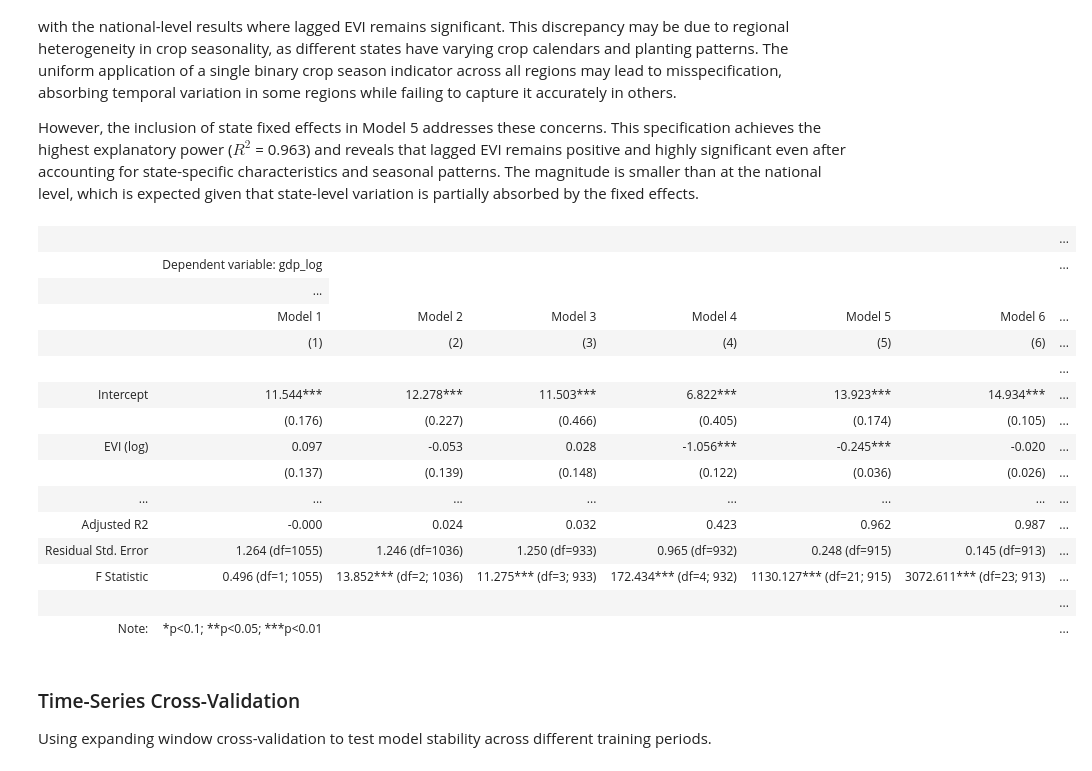
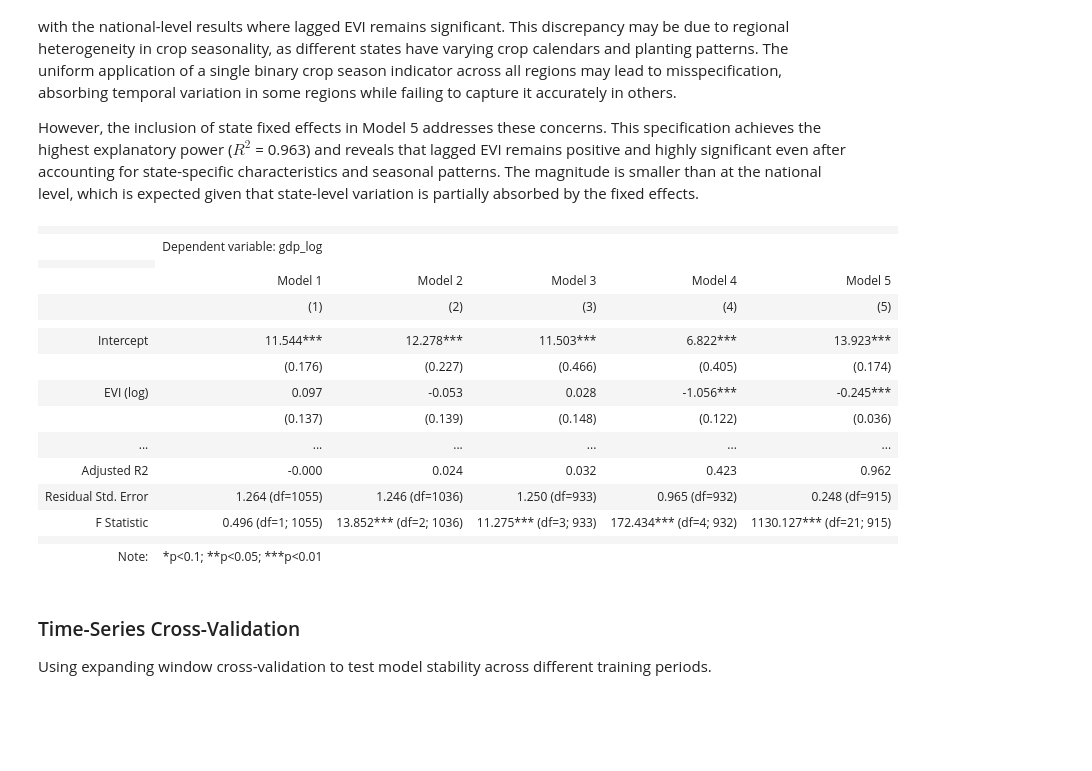
Before and after one commit to datapartnership/myanmar-economic-monitor, a Jupyter notebook: notebooks/vegetation-conditions/evi-report.ipynb, the cells around one changed output. Cells and saved outputs as stored; diff of their text form; code cells hidden in the pictures; blank space fills up the shorter version.

```diff
--- a/notebooks/vegetation-conditions/evi-report.ipynb
+++ b/notebooks/vegetation-conditions/evi-report.ipynb
@@ -1445,51 +1425,51 @@ mod_5 = smf.ols(
     data=evi_indicators_adm1,
 ).fit()
 
-models = Stargazer([mod_1, mod_2, mod_3, mod_4, mod_5, mod_6])
+models = Stargazer([mod_1, mod_2, mod_3, mod_4, mod_5])
 models.custom_columns(
     [
         "Model 1",
         "Model 2",
         "Model 3",
         "Model 4",
         "Model 5",
     ]
 )
 models.covariate_order(
     [
         "Intercept",
         "evi_log",
         "evi_lag_1_log",
         "is_crop_season[T.True]",
         "ntl_sum_log",
     ]
 )
 models.rename_covariates(
     {
         "evi_log": "EVI (log)",
         "evi_lag_1_log": "EVI 1 Quarter Ago (log)",
         "is_crop_season[T.True]": "Is Crop Season",
         "ntl_sum_log": "NTL Sum (log)",
     }
 )
 models
 # %% [output]
-|  |  |  |  |  |  |  | ... |
-|  | Dependent variable: gdp_log |  |  |  |  |  | ... |
-|  | ... |
-|  | Model 1 | Model 2 | Model 3 | Model 4 | Model 5 | Model 6 | ... |
-|  | (1) | (2) | (3) | (4) | (5) | (6) | ... |
-|  |  |  |  |  |  |  | ... |
-| Intercept | 11.544*** | 12.278*** | 11.503*** | 6.822*** | 13.923*** | 14.934*** | ... |
-|  | (0.176) | (0.227) | (0.466) | (0.405) | (0.174) | (0.105) | ... |
-| EVI (log) | 0.097 | -0.053 | 0.028 | -1.056*** | -0.245*** | -0.020 | ... |
-|  | (0.137) | (0.139) | (0.148) | (0.122) | (0.036) | (0.026) | ... |
-| ... | ... | ... | ... | ... | ... | ... | ... |
-| Adjusted R2 | -0.000 | 0.024 | 0.032 | 0.423 | 0.962 | 0.987 | ... |
-| Residual Std. Error | 1.264 (df=1055) | 1.246 (df=1036) | 1.250 (df=933) | 0.965 (df=932) | 0.248 (df=915) | 0.145 (df=913) | ... |
-| F Statistic | 0.496 (df=1; 1055) | 13.852*** (df=2; 1036) | 11.275*** (df=3; 933) | 172.434*** (df=4; 932) | 1130.127*** (df=21; 915) | 3072.611*** (df=23; 913) | ... |
-|  |  |  |  |  |  |  | ... |
-| Note: | *p<0.1; **p<0.05; ***p<0.01 |  |  |  |  |  | ... |
+|  |  |  |  |  |  |
+|  | Dependent variable: gdp_log |  |  |  |  |
+|  |
+|  | Model 1 | Model 2 | Model 3 | Model 4 | Model 5 |
+|  | (1) | (2) | (3) | (4) | (5) |
+|  |  |  |  |  |  |
+| Intercept | 11.544*** | 12.278*** | 11.503*** | 6.822*** | 13.923*** |
+|  | (0.176) | (0.227) | (0.466) | (0.405) | (0.174) |
+| EVI (log) | 0.097 | -0.053 | 0.028 | -1.056*** | -0.245*** |
+|  | (0.137) | (0.139) | (0.148) | (0.122) | (0.036) |
+| ... | ... | ... | ... | ... | ... |
+| Adjusted R2 | -0.000 | 0.024 | 0.032 | 0.423 | 0.962 |
+| Residual Std. Error | 1.264 (df=1055) | 1.246 (df=1036) | 1.250 (df=933) | 0.965 (df=932) | 0.248 (df=915) |
+| F Statistic | 0.496 (df=1; 1055) | 13.852*** (df=2; 1036) | 11.275*** (df=3; 933) | 172.434*** (df=4; 932) | 1130.127*** (df=21; 915) |
+|  |  |  |  |  |  |
+| Note: | *p<0.1; **p<0.05; ***p<0.01 |  |  |  |  |
 # %% [markdown]
 ### Time-Series Cross-Validation
 
```
Also changed, not shown: parts of 3 cells of this notebook, 1 other file.
